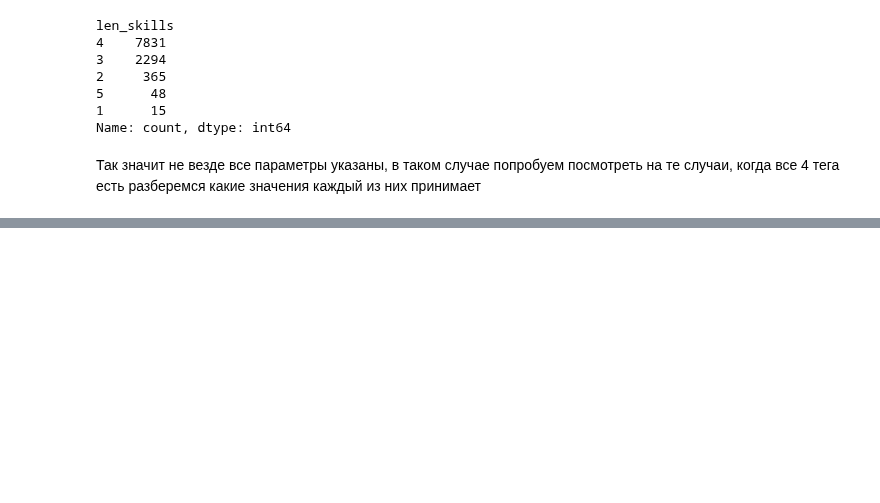
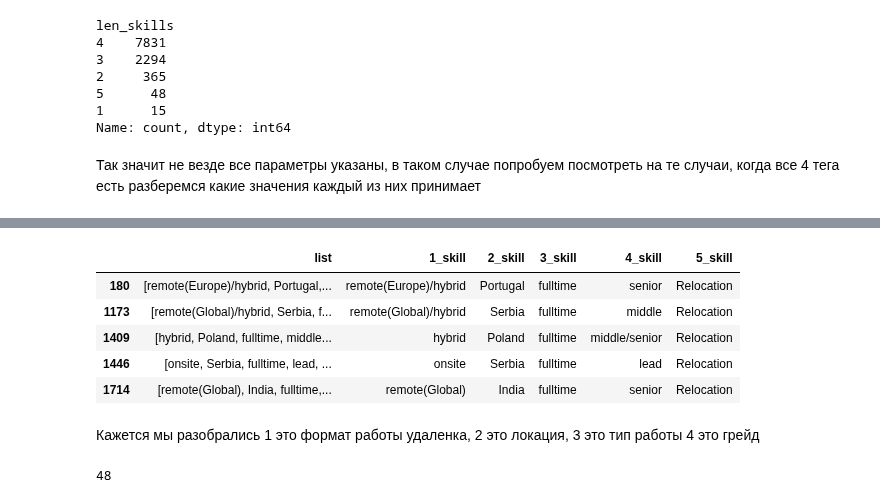
Before and after one commit to kmvitik/smadimo_group_project_2_scraping_api, a Jupyter notebook: selenium/eda.ipynb, the cells around one changed output, grey strips where cells are left out. Cells and saved outputs as stored; diff of their text form; code cells hidden in the pictures; blank space fills up the shorter version.

```diff
--- a/selenium/eda.ipynb
+++ b/selenium/eda.ipynb
@@ -92,0 +95,3 @@ Name: count, dtype: int64
+# %%
+#del skill_all
+skill_all = pd.DataFrame()
@@ -92,0 +102,2 @@ Name: count, dtype: int64
+# %%
+skill_all['list'] = df[df['len_skills'] > 4]['tags_parsed']
@@ -92,0 +118,21 @@ Name: count, dtype: int64
+# %%
+skill_all['1_skill'] = skill_all['list'].apply(lambda x: x[0])
+skill_all['2_skill'] = skill_all['list'].apply(lambda x: x[1])
+skill_all['3_skill'] = skill_all['list'].apply(lambda x: x[2])
+skill_all['4_skill'] = skill_all['list'].apply(lambda x: x[3])
+skill_all['5_skill'] = skill_all['list'].apply(lambda x: x[4])
+# %%
+skill_all.head()
+# %% [output]
+|  | list | 1_skill | 2_skill | 3_skill | 4_skill | 5_skill |
+| 180 | [remote(Europe)/hybrid, Portugal,... | remote(Europe)/hybrid | Portugal | fulltime | senior | Relocation |
+| 1173 | [remote(Global)/hybrid, Serbia, f... | remote(Global)/hybrid | Serbia | fulltime | middle | Relocation |
+| 1409 | [hybrid, Poland, fulltime, middle... | hybrid | Poland | fulltime | middle/senior | Relocation |
+| 1446 | [onsite, Serbia, fulltime, lead, ... | onsite | Serbia | fulltime | lead | Relocation |
+| 1714 | [remote(Global), India, fulltime,... | remote(Global) | India | fulltime | senior | Relocation |
+# %% [markdown]
+Кажется мы разобрались 1 это формат работы удаленка, 2 это локация, 3 это тип работы 4 это грейд
+# %%
+len(skill_all)
+# %% [output]
+48
```
Also changed, not shown: parts of 6 cells of this notebook.
